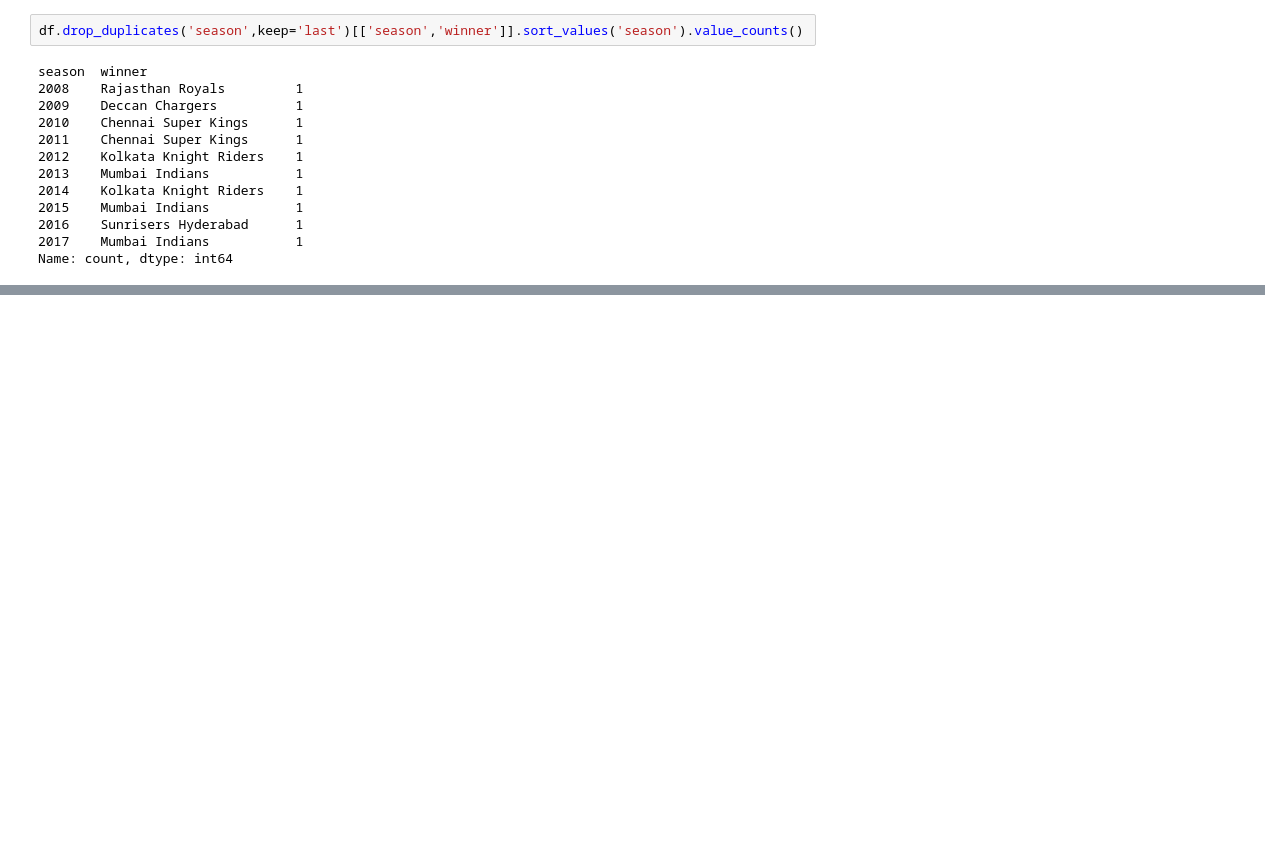
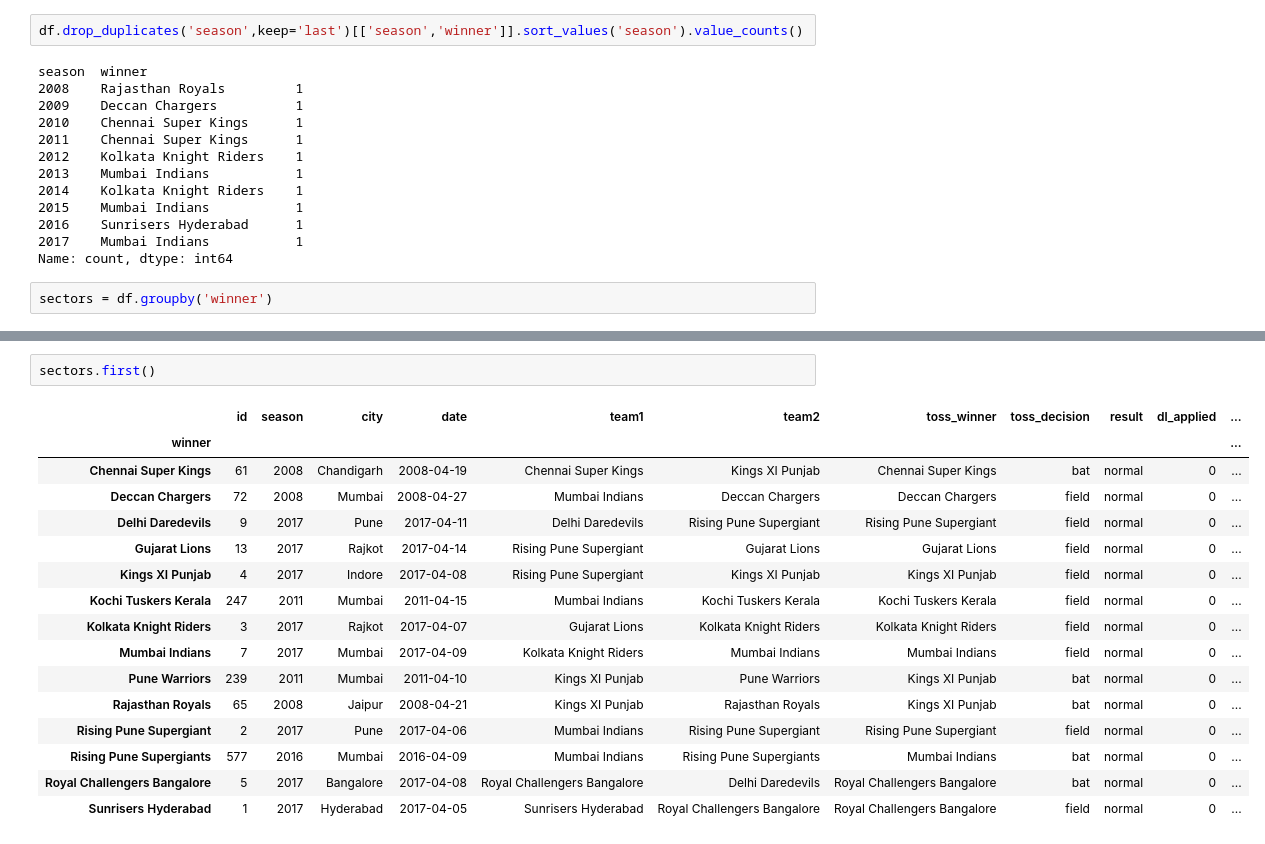
Before and after one commit to AyushVaZe67/Machine-Learning, a Jupyter notebook: Python/Pandas/IPLAnalysis.ipynb, the cells around one changed output, grey strips where cells are left out. Saved outputs shown, nothing was run; the diff lists cells and outputs as text; blank space fills up the shorter version.

```diff
--- a/Python/Pandas/IPLAnalysis.ipynb
+++ b/Python/Pandas/IPLAnalysis.ipynb
@@ -295,3 +295,5 @@ season  winner
 2016    Sunrisers Hyderabad      1
 2017    Mumbai Indians           1
 Name: count, dtype: int64
+# %%
+sectors = df.groupby('winner')
@@ -297,0 +350,19 @@ Name: count, dtype: int64
+# %%
+sectors.first()
+# %% [output]
+|  | id | season | city | date | team1 | team2 | toss_winner | toss_decision | result | dl_applied | ... |
+| winner |  |  |  |  |  |  |  |  |  |  | ... |
+| Chennai Super Kings | 61 | 2008 | Chandigarh | 2008-04-19 | Chennai Super Kings | Kings XI Punjab | Chennai Super Kings | bat | normal | 0 | ... |
+| Deccan Chargers | 72 | 2008 | Mumbai | 2008-04-27 | Mumbai Indians | Deccan Chargers | Deccan Chargers | field | normal | 0 | ... |
+| Delhi Daredevils | 9 | 2017 | Pune | 2017-04-11 | Delhi Daredevils | Rising Pune Supergiant | Rising Pune Supergiant | field | normal | 0 | ... |
+| Gujarat Lions | 13 | 2017 | Rajkot | 2017-04-14 | Rising Pune Supergiant | Gujarat Lions | Gujarat Lions | field | normal | 0 | ... |
+| Kings XI Punjab | 4 | 2017 | Indore | 2017-04-08 | Rising Pune Supergiant | Kings XI Punjab | Kings XI Punjab | field | normal | 0 | ... |
+| Kochi Tuskers Kerala | 247 | 2011 | Mumbai | 2011-04-15 | Mumbai Indians | Kochi Tuskers Kerala | Kochi Tuskers Kerala | field | normal | 0 | ... |
+| Kolkata Knight Riders | 3 | 2017 | Rajkot | 2017-04-07 | Gujarat Lions | Kolkata Knight Riders | Kolkata Knight Riders | field | normal | 0 | ... |
+| Mumbai Indians | 7 | 2017 | Mumbai | 2017-04-09 | Kolkata Knight Riders | Mumbai Indians | Mumbai Indians | field | normal | 0 | ... |
+| Pune Warriors | 239 | 2011 | Mumbai | 2011-04-10 | Kings XI Punjab | Pune Warriors | Kings XI Punjab | bat | normal | 0 | ... |
+| Rajasthan Royals | 65 | 2008 | Jaipur | 2008-04-21 | Kings XI Punjab | Rajasthan Royals | Kings XI Punjab | bat | normal | 0 | ... |
+| Rising Pune Supergiant | 2 | 2017 | Pune | 2017-04-06 | Mumbai Indians | Rising Pune Supergiant | Rising Pune Supergiant | field | normal | 0 | ... |
+| Rising Pune Supergiants | 577 | 2016 | Mumbai | 2016-04-09 | Mumbai Indians | Rising Pune Supergiants | Mumbai Indians | bat | normal | 0 | ... |
+| Royal Challengers Bangalore | 5 | 2017 | Bangalore | 2017-04-08 | Royal Challengers Bangalore | Delhi Daredevils | Royal Challengers Bangalore | bat | normal | 0 | ... |
+| Sunrisers Hyderabad | 1 | 2017 | Hyderabad | 2017-04-05 | Sunrisers Hyderabad | Royal Challengers Bangalore | Royal Challengers Bangalore | field | normal | 0 | ... |
```
Also changed, not shown: parts of 10 cells of this notebook, 5 other files.
